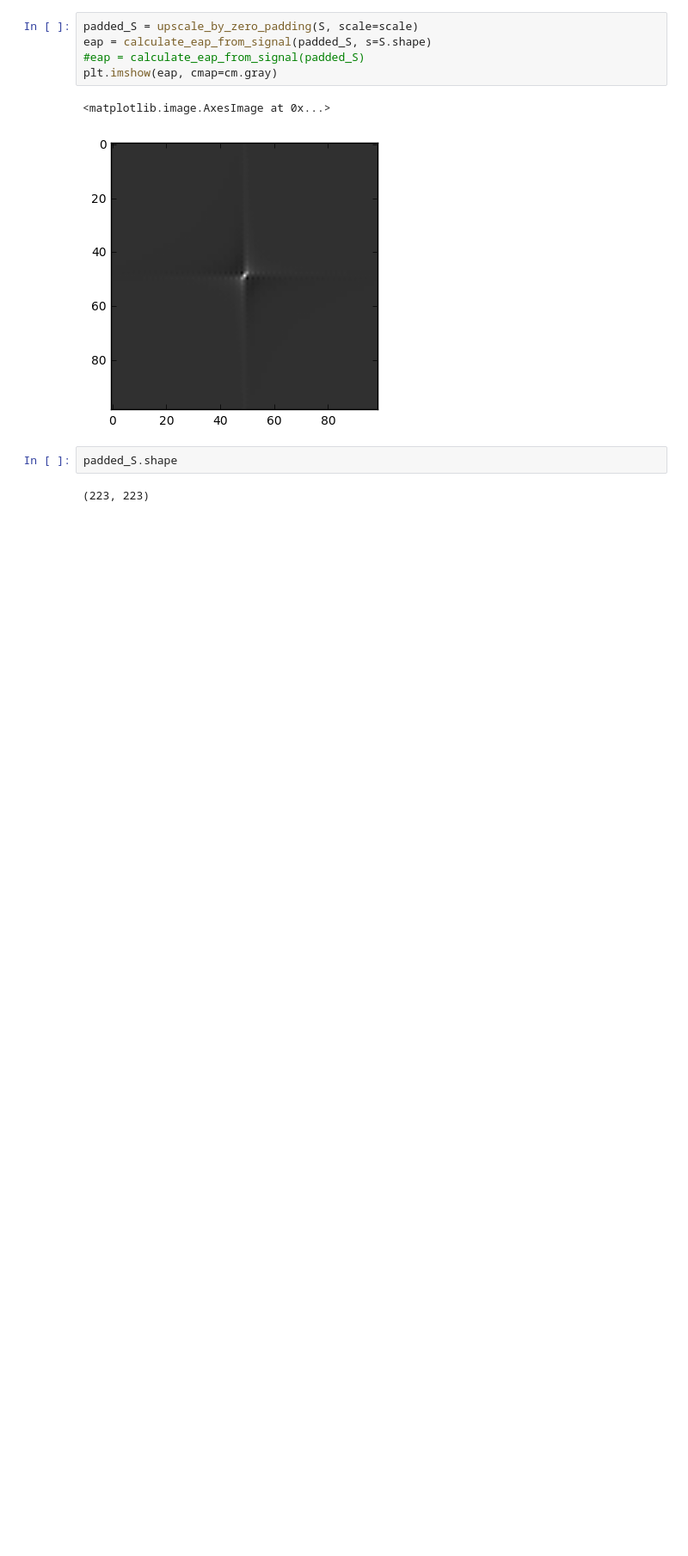
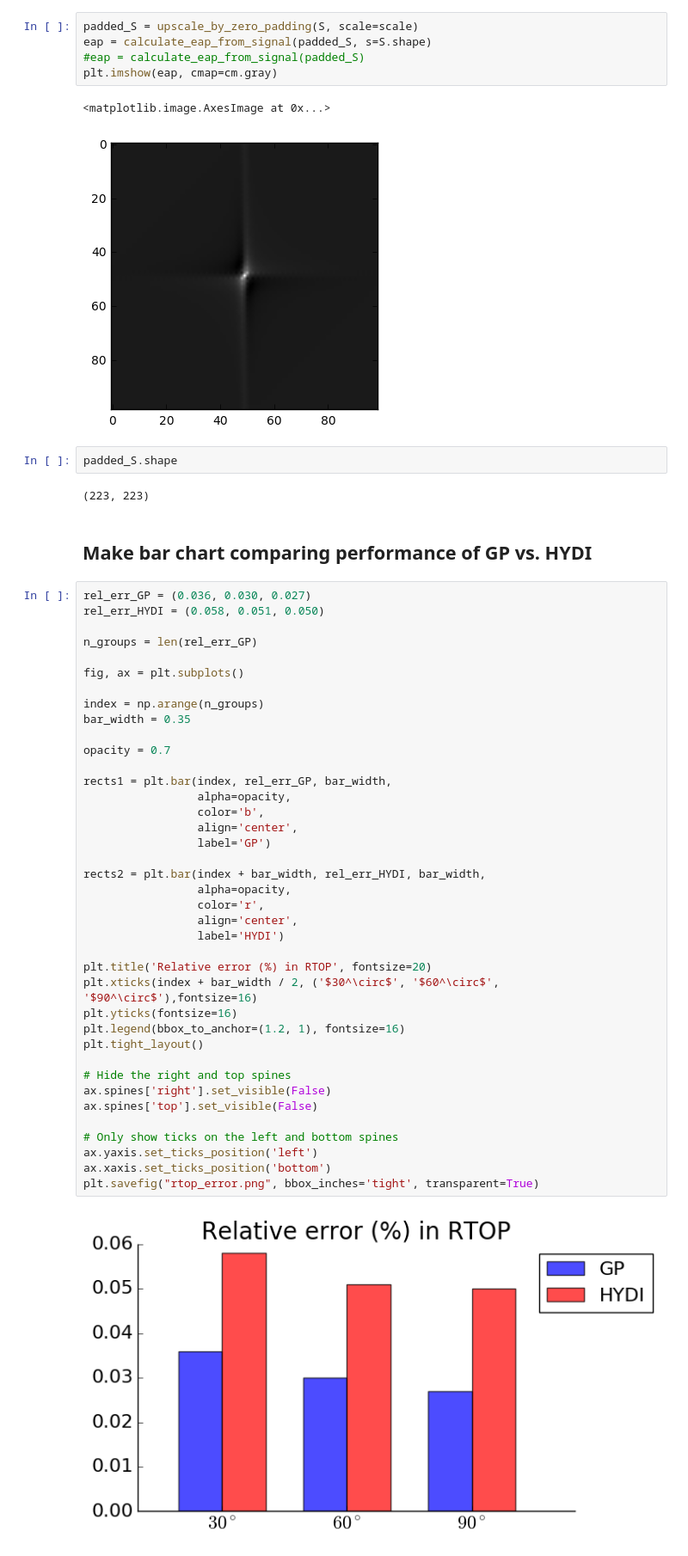
Before and after one commit to jsjol/diGP, a Jupyter notebook: notebooks/plot_synthetic_signal.ipynb, the cells around one changed output. Shown: that part at 86% size. Drawn from its saved outputs; the diff is of its cells as text; blank space fills up the shorter version.

```diff
--- a/notebooks/plot_synthetic_signal.ipynb
+++ b/notebooks/plot_synthetic_signal.ipynb
@@ -156,3 +158,46 @@ plt.imshow(eap, cmap=cm.gray)
 padded_S.shape
 # %% [output]
 (223, 223)
+# %% [markdown]
+## Make bar chart comparing performance of GP vs. HYDI
+# %%
+rel_err_GP = (0.036, 0.030, 0.027)
+rel_err_HYDI = (0.058, 0.051, 0.050)
+
+n_groups = len(rel_err_GP)
+
+fig, ax = plt.subplots()
+
+index = np.arange(n_groups)
+bar_width = 0.35
+
+opacity = 0.7
+
+rects1 = plt.bar(index, rel_err_GP, bar_width,
+                 alpha=opacity,
+                 color='b',
+                 align='center',
+                 label='GP')
+
+rects2 = plt.bar(index + bar_width, rel_err_HYDI, bar_width,
+                 alpha=opacity,
+                 color='r',
+                 align='center',
+                 label='HYDI')
+
+plt.title('Relative error (%) in RTOP', fontsize=20)
+plt.xticks(index + bar_width / 2, ('$30^\circ$', '$60^\circ$', '$90^\circ$'),fontsize=16)
+plt.yticks(fontsize=16)
+plt.legend(bbox_to_anchor=(1.2, 1), fontsize=16)
+plt.tight_layout()
+
+# Hide the right and top spines
+ax.spines['right'].set_visible(False)
+ax.spines['top'].set_visible(False)
+
+# Only show ticks on the left and bottom spines
+ax.yaxis.set_ticks_position('left')
+ax.xaxis.set_ticks_position('bottom')
+plt.savefig("rtop_error.png", bbox_inches='tight', transparent=True)
+# %% [output]
+[figure, added]
```
Also changed, not shown: parts of 16 cells of this notebook.
